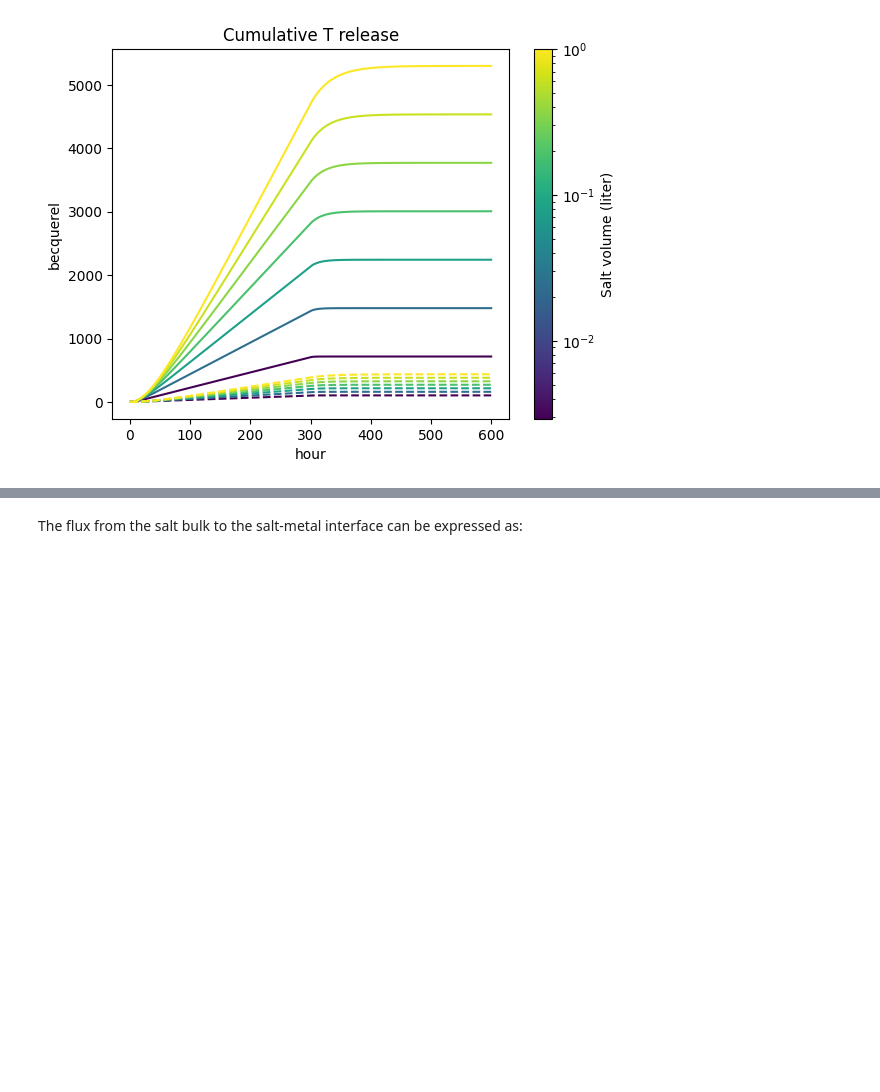
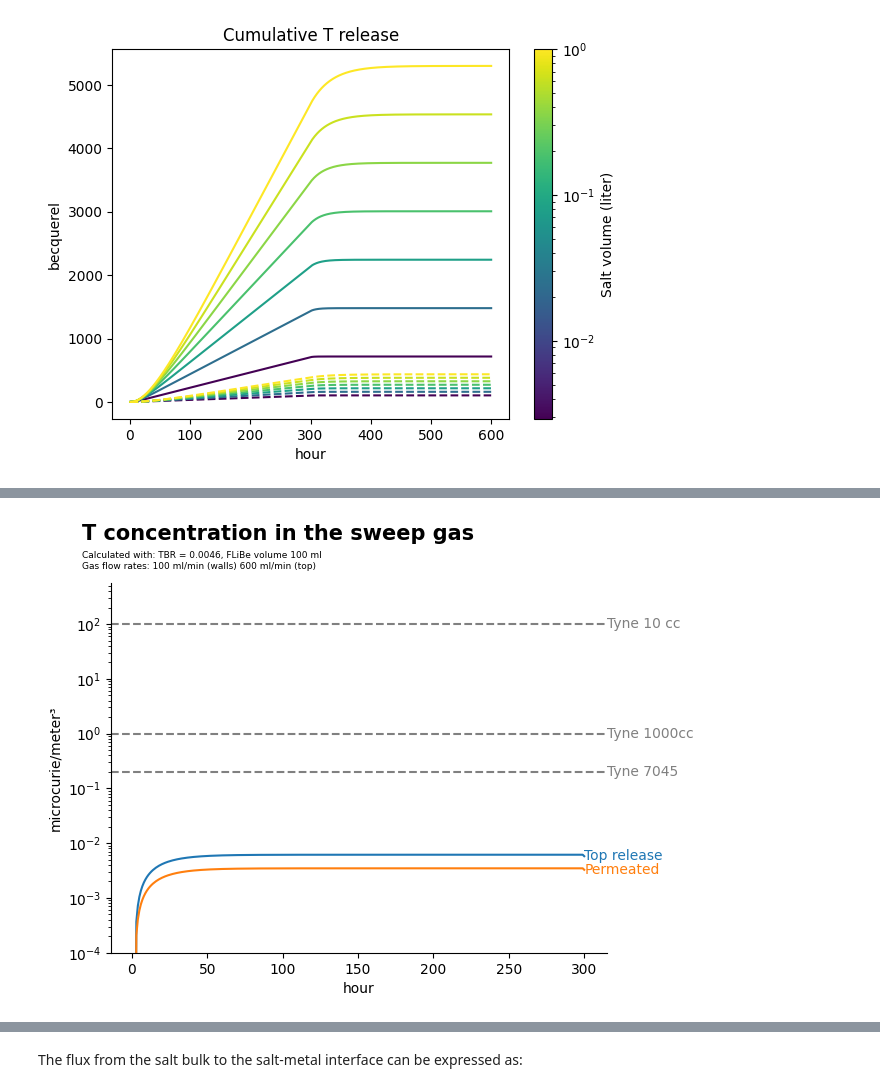
Before and after one commit to LIBRA-project/BABY-100-mL-runs, a Jupyter notebook: baby_dynamics.ipynb, the cells around one changed output, grey strips where cells are left out. Saved outputs shown, nothing was run; the diff lists cells and outputs as text; code cells hidden in the pictures; blank space fills up the shorter version.

```diff
--- a/baby_dynamics.ipynb
+++ b/baby_dynamics.ipynb
@@ -247,0 +249,7 @@ plt.show()
+# %%
+my_model = Model()
+my_model.radius = 3.25*ureg.cm
+print(f"Salt volume: {my_model.volume.to(ureg.mL):.2f~P}")
+print(f"TBR: {my_model.TBR.to(ureg.dimensionless):.4f~P}")
+
+my_model.run(t_final=my_model.exposure_time)
@@ -247,0 +267,71 @@ plt.show()
+# %%
+wall_release = my_model.Q_wall(my_model.concentrations) * SPECIFIC_ACT * MOLAR_MASS
+top_release = my_model.Q_top(my_model.concentrations) * SPECIFIC_ACT * MOLAR_MASS
+flow_rate_wall = 100 * ureg.mL * ureg.min**-1
+flow_rate_top = 600 * ureg.mL * ureg.min**-1
+
+wall_sweep_concentration = wall_release / flow_rate_wall
+top_sweep_concentration = top_release / flow_rate_top
+
+plt.gcf().text(0.08, 0.97, "T concentration in the sweep gas", weight="bold", fontsize=15)
+subtitle = [
+    f"Calculated with: TBR = {my_model.TBR.to(ureg.dimensionless):.4f~P}, FLiBe volume {my_model.volume.to(ureg.ml):.0f~P}",
+    f"Gas flow rates: {flow_rate_wall:.0f~P} (walls) {flow_rate_top:.0f~P} (top)",
+]
+
+plt.gcf().text(0.08, 0.91, s="\n".join(subtitle), fontsize=6.5)
+
+tyne_1000_cc_ion_chamber = (
+    1 * ureg.microcurie * ureg.m**-3
+)  # http://www.tyne-engineering.com/1000%20cc%20Ion%20Chamber.html
+tyne_10_cc_ion_chamber = (
+    100 * ureg.microcurie * ureg.m**-3
+)  # http://www.tyne-engineering.com/10%20cc%20Ion%20Chamber.html
+tyne_7045_ion_chamber = (
+    0.2 * ureg.microcurie * ureg.m**-3
+)  # https://tyneusa.com/tritium-monitor-7045
+
+l1 = plt.axhline(
+    tyne_1000_cc_ion_chamber, color="grey", linestyle="dashed", label="Tyne 1000cc"
+)
+l2 = plt.axhline(
+    tyne_10_cc_ion_chamber, color="grey", linestyle="dashed", label="Tyne 10 cc"
+)
+l3 = plt.axhline(
+    tyne_7045_ion_chamber, color="grey", linestyle="dashed", label="Tyne 7045"
+)
+
+
+l4, = plt.plot(
+    my_model.times.to(ureg.h),
+    top_sweep_concentration.to(ureg.Bq * ureg.m**-3),
+    label="Top release",
+)
+l5, = plt.plot(
+    my_model.times.to(ureg.h),
+    wall_sweep_concentration.to(ureg.Bq * ureg.m**-3),
+    label="Permeated",
+)
+
+plt.yscale("log")
+plt.ylim(bottom=1e-4)
+
+for l in [l1, l2, l3]:
+    plt.annotate(
+        l.get_label(),
+        xy=(l.get_xdata()[1] * plt.gca().get_xlim()[-1], l.get_ydata()[1]),
+        va="center",
+        color=l.get_color(),
+    )
+
+for l in [l4, l5]:
+    plt.annotate(
+        l.get_label(),
+        xy=(l.get_xdata()[-1], l.get_ydata()[-1]),
+        va="center",
+        color=l.get_color(),
+    )
+plt.gca().spines.top.set_visible(False)
+plt.gca().spines.right.set_visible(False)
+# %% [output]
+[figure, added]
```
Also changed, not shown: parts of 11 cells of this notebook.
